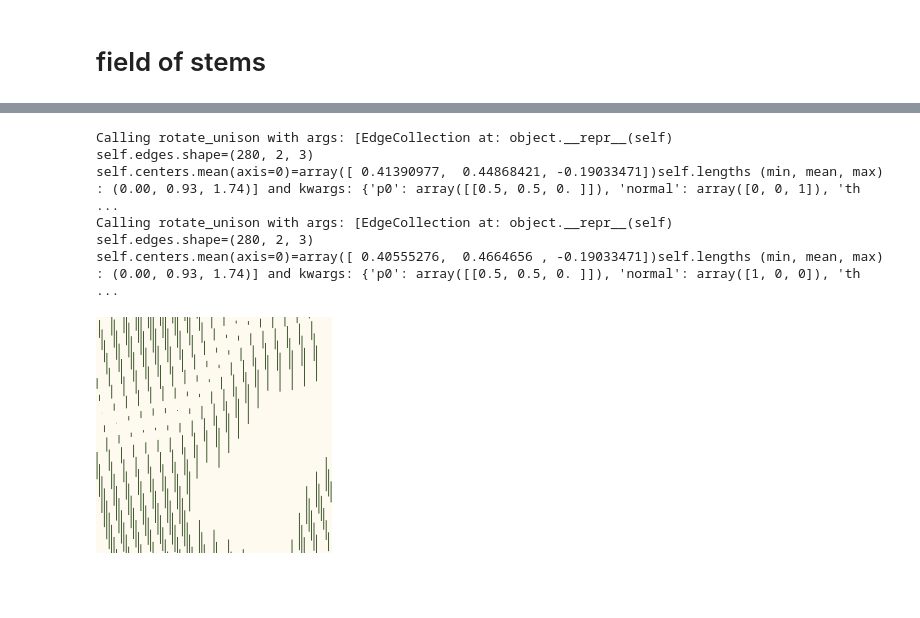
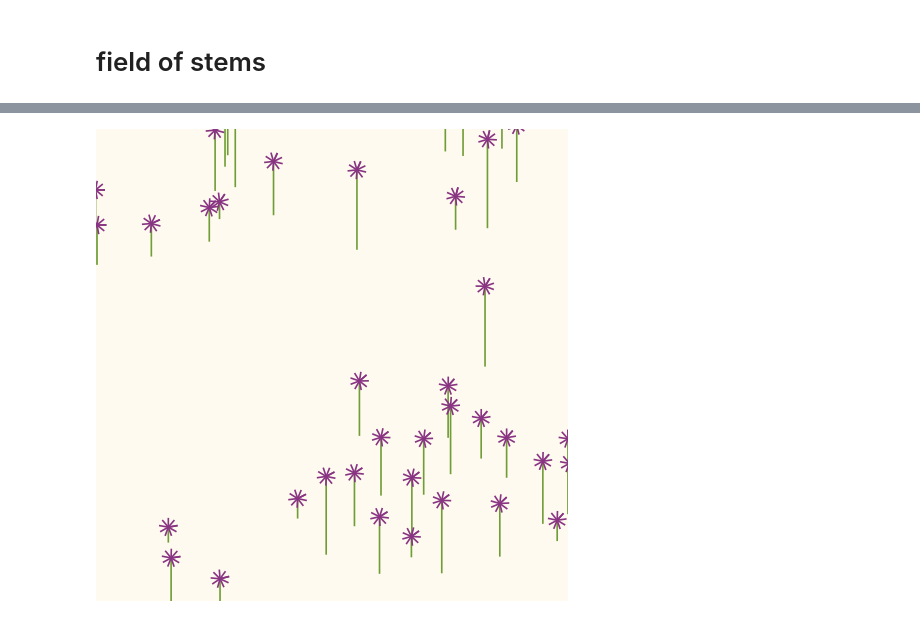
Before and after one commit to leobrowning92/lineart, a Jupyter notebook: notebooks/2024-06-05_perlin_stick_meadow.ipynb, the cells around one changed output, grey strips where cells are left out. Saved outputs shown, nothing was run; the diff lists cells and outputs as text; code cells hidden in the pictures; blank space fills up the shorter version.

Commit message:
first wildflowers

```diff
--- a/notebooks/2024-06-05_perlin_stick_meadow.ipynb
+++ b/notebooks/2024-06-05_perlin_stick_meadow.ipynb
@@ -458,13 +462,16 @@ np.meshgrid(np.linspace(0, 1, 50), np.linspace(0, 1, 50))[0]
 # %%
+perlin = Perlin2D(size=1, resolution=1, seed=3)
 points = np.random.rand(100, 2)
-points = np.array(
-    [[x, y] for x, y in itertools.product(np.linspace(0, 1, 20), np.linspace(0, 1, 20))]
-)
-p_vals = [perlin(p) for p in points]
+# points = np.array(
+#     [[x, y] for x, y in itertools.product(np.linspace(0, 1, 10), np.linspace(0, 1, 10))] # grid
+# )
+p_vals = np.array([perlin(p) for p in points])
+p_vals = p_vals - p_vals.min()
+p_vals = p_vals / p_vals.max()
 logger.info(
     "p_vals", min=min(p_vals), max=max(p_vals), mean=np.mean(p_vals), std=np.std(p_vals)
 )
 used_points = np.array([p for p, v in zip(points, p_vals) if v > np.mean(p_vals) - 0.1])
-used_p_vals = [v for v in p_vals if v > np.mean(p_vals) - 0.1]
+used_p_vals = [v for v in p_vals if v > p_vals.mean() - 0.1]
 len(used_points), len(used_p_vals)
 # %% [output]
@@ -473,26 +480,43 @@ len(used_points), len(used_p_vals)
 # %%
 stems = EdgeCollection(
-    np.array([[[*p, v * 8], [*p, 0]] for p, v in zip(used_points, used_p_vals)])
+    np.array([[[*p, 0], [*p, np.abs(v)]] for p, v in zip(used_points, used_p_vals)])
 )
 stems = (
     stems.rotate_unison(
         p0=[[0.5, 0.5, 0]], normal=[0, 0, 1], theta=np.pi / 16
-    ).rotate_unison(p0=[[0.5, 0.5, 0]], normal=[1, 0, 0], theta=-np.pi / 32)
+    ).rotate_unison(  # rotate
+        p0=[[0.5, 0.5, 0]], normal=[-1, 0, 0], theta=np.pi / 16
+    )  # tilt
     # .rotate_unison(p0=[[0.5,0.5,0]], normal=[1,0,0],theta=np.pi)
 )
+flowers = EdgeCollection.collect(
+    [
+        get_circle_rays(
+            center=e[1],
+            radius=0.02,
+            normal=(e[1] - e[0]) / np.linalg.norm((e[1] - e[0])),
+            n_rays=10,
+        )
+        for e in stems.edges
+    ]
+)
+
 page = draw.quick_draw_edges(
     stems.edges,
     v=False,
     image_size=100,
-    edge_style=style.simple_edge(style.wildflower_greens[2]),
+    edge_style=style.simple_edge(style.wildflower_greens[1]),
     unit_scale=True,
 )
-Image(page.image(kind="rgba", ppi=60).png())
+page = draw.quick_draw_edges(
+    flowers.edges,
+    v=False,
+    image_size=100,
+    edge_style=style.simple_edge(style.wildflower_purples[1]),
+    unit_scale=True,
+    page=page,
+)
+
+Image(page.image(kind="rgba", ppi=120).png())
 # %% [output]
-Calling rotate_unison with args: [EdgeCollection at: object.__repr__(self)
-self.edges.shape=(280, 2, 3)
-self.centers.mean(axis=0)=array([ 0.41390977,  0.44868421, -0.19033471])self.lengths (min, mean, max) : (0.00, 0.93, 1.74)] and kwargs: {'p0': array([[0.5, 0.5, 0. ]]), 'normal': array([0, 0, 1]), 'th ...
-Calling rotate_unison with args: [EdgeCollection at: object.__repr__(self)
-self.edges.shape=(280, 2, 3)
-self.centers.mean(axis=0)=array([ 0.40555276,  0.4664656 , -0.19033471])self.lengths (min, mean, max) : (0.00, 0.93, 1.74)] and kwargs: {'p0': array([[0.5, 0.5, 0. ]]), 'normal': array([1, 0, 0]), 'th ...
-[figure, old version]
+[figure, new version]
```
Also changed, not shown: parts of 19 cells of this notebook, 6 other files.
